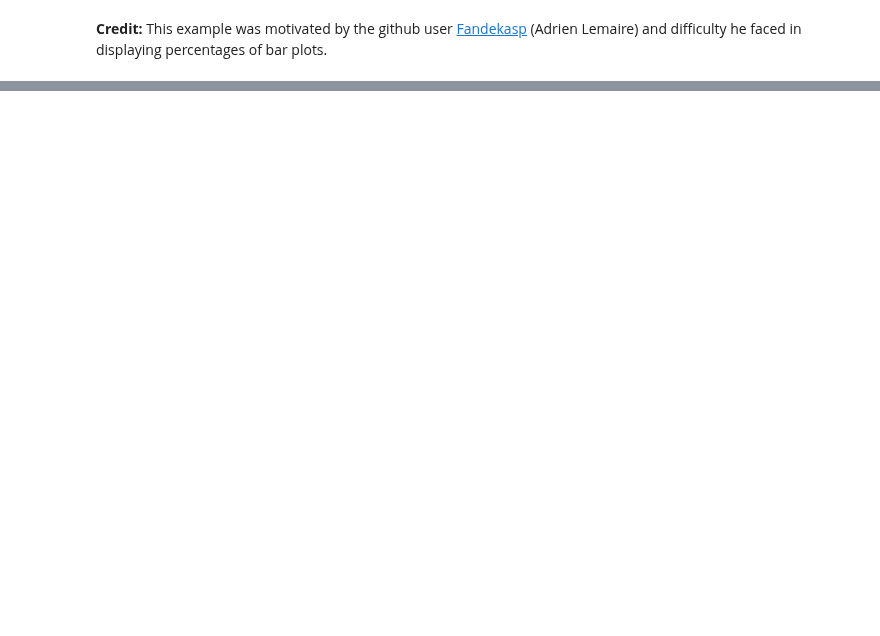
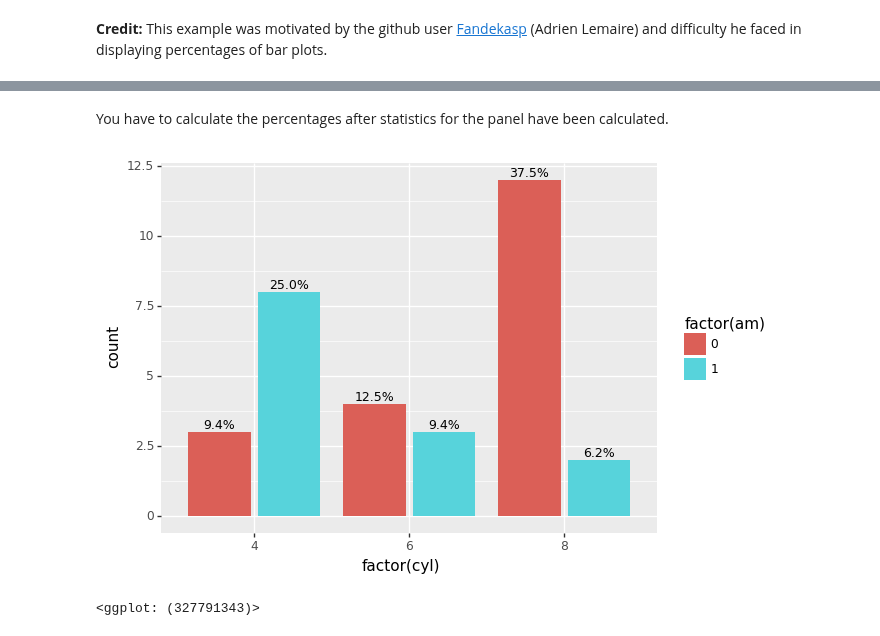
Before and after one commit to has2k1/plotnine-examples, a Jupyter notebook: plotnine_examples/tutorials/miscellaneous-show-counts-and-percentages-for-bar-plots.ipynb, the cells around one changed output, grey strips where cells are left out. Cells and saved outputs as stored; diff of their text form; code cells hidden in the pictures; blank space fills up the shorter version.

```diff
--- a/plotnine_examples/tutorials/miscellaneous-show-counts-and-percentages-for-bar-plots.ipynb
+++ b/plotnine_examples/tutorials/miscellaneous-show-counts-and-percentages-for-bar-plots.ipynb
@@ -124,0 +162,19 @@ It works with facetting.
+# %% [markdown]
+You have to calculate the percentages after statistics for the panel have been calculated.
+# %%
+(ggplot(mtcars, aes('factor(cyl)', fill='factor(am)'))
+ + geom_bar(position='dodge2')
+ + geom_text(
+     aes(
+         label=after_stat('count / sum(count) * 100'),
+         y=stage(after_stat='count', after_scale='y + 0.25'),
+     ),
+     stat='count',
+     position=position_dodge2(width=0.9),
+     format_string='{:.1f}%',
+     size=9,
+ )
+)
+# %% [output]
+[figure, added]
+<ggplot: (327791343)>
```
Also changed, not shown: parts of 16 cells of this notebook.
